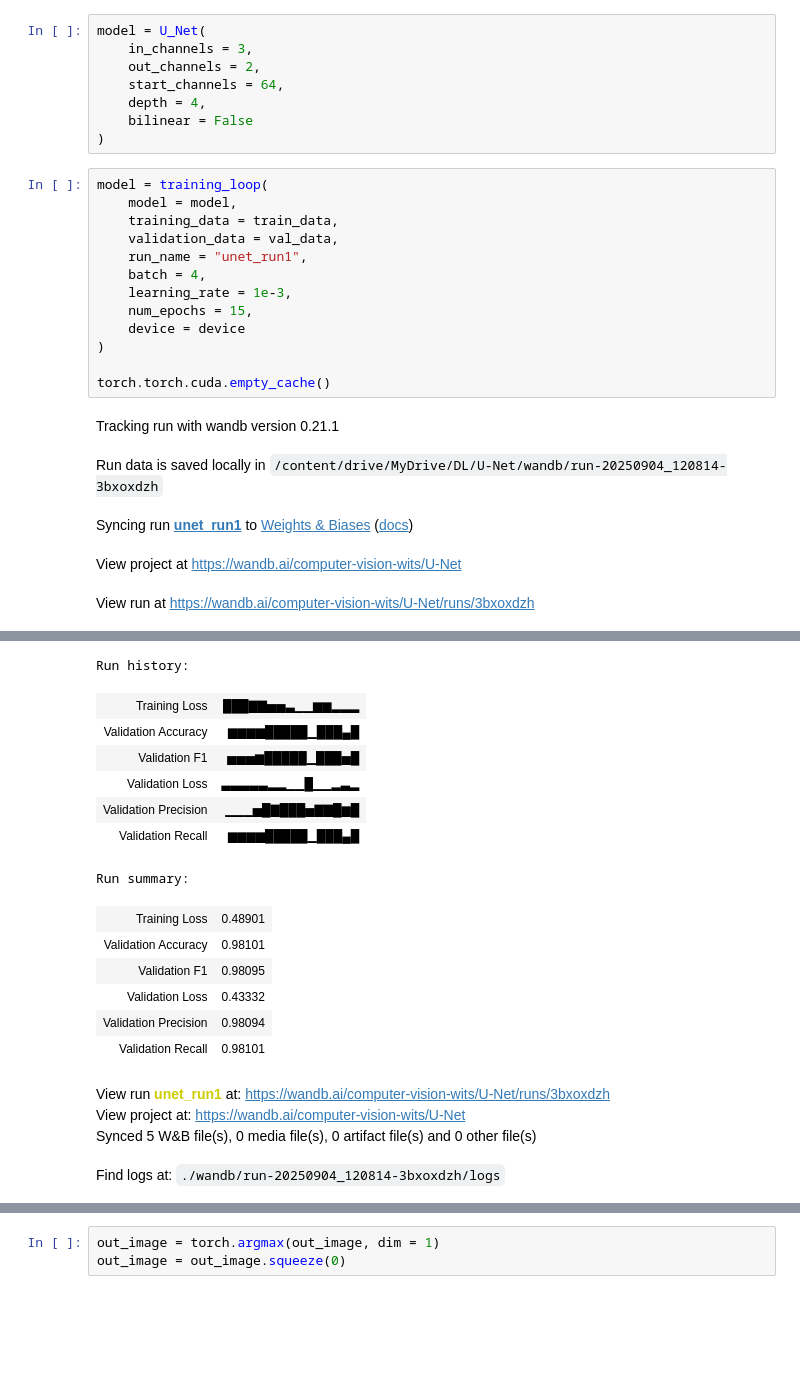
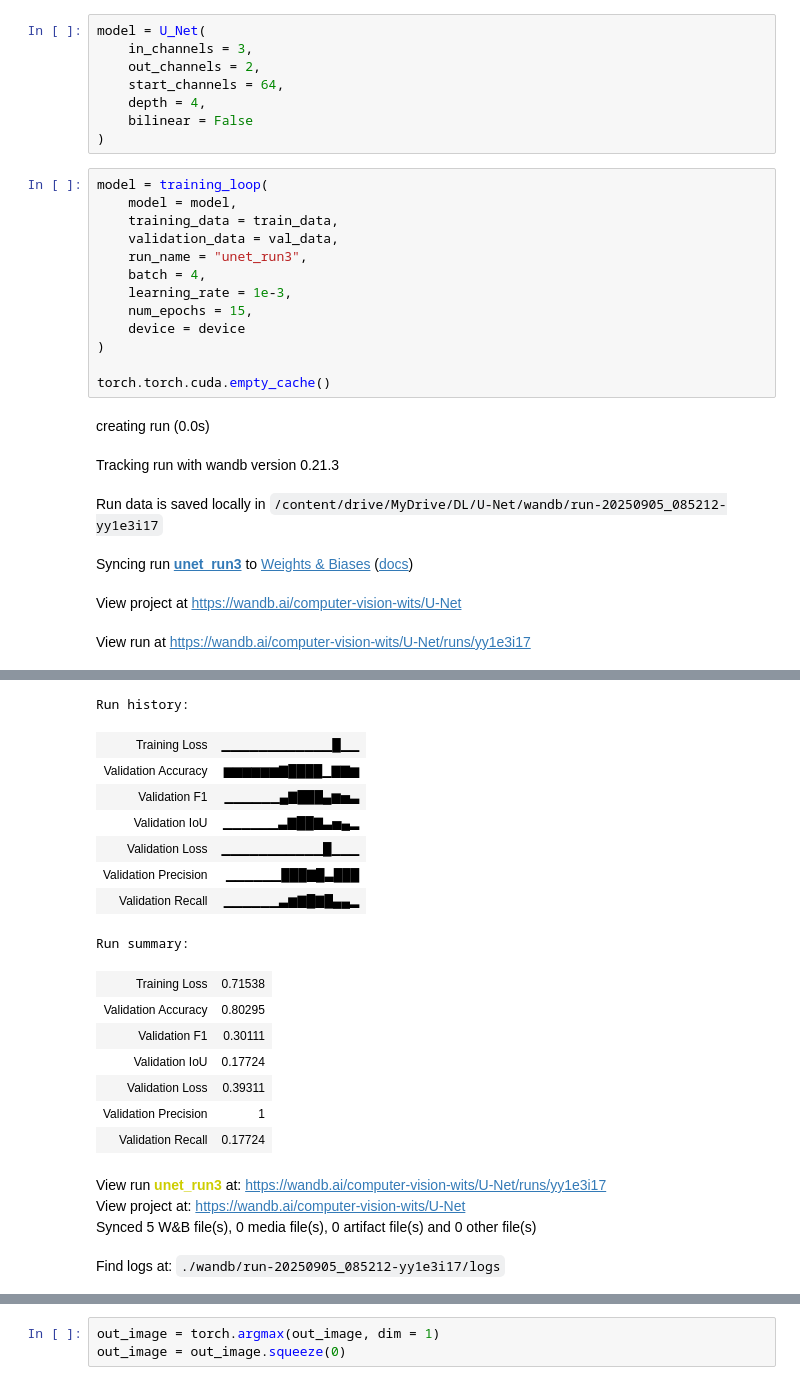
Before and after one commit to TumeloMkwambe/U-Net, a Jupyter notebook: main.ipynb, the cells around one changed output, grey strips where cells are left out. Saved outputs shown, nothing was run; the diff lists cells and outputs as text; blank space fills up the shorter version.

```diff
--- a/main.ipynb
+++ b/main.ipynb
@@ -48,7 +37,7 @@ model = training_loop(
     model = model,
     training_data = train_data,
     validation_data = val_data,
-    run_name = "unet_run1",
+    run_name = "unet_run3",
     batch = 4,
     learning_rate = 1e-3,
     num_epochs = 15,
@@ -57,9 +46,10 @@ model = training_loop(
 
 torch.torch.cuda.empty_cache()
 # %% [output]
-Tracking run with wandb version 0.21.1
+creating run (0.0s)
-Run data is saved locally in /content/drive/MyDrive/DL/U-Net/wandb/run-20250904_120814-3bxoxdzh
+Tracking run with wandb version 0.21.3
-Syncing run unet_run1 to Weights & Biases (docs)
+Run data is saved locally in /content/drive/MyDrive/DL/U-Net/wandb/run-20250905_085212-yy1e3i17
-View project at https://wandb.ai/computer-vision-wits/U-Net
+Syncing run unet_run3 to Weights & Biases (docs)
-View run at https://wandb.ai/computer-vision-wits/U-Net/runs/3bxoxdzh
+View project at https://wandb.ai/computer-vision-wits/U-Net
+View run at https://wandb.ai/computer-vision-wits/U-Net/runs/yy1e3i17
 Epoch: 0
@@ -82,20 +72,22 @@ Validation | Loss: 0.43332186341285706 | Accuracy: 0.9810129801432291 | Precisio
 [interactive output not drawn]
 Run history:
-| Training Loss | ███▇▇▅▅▃▁▁▆▆▂▂▂ |
-| Validation Accuracy | ▆▆▆▆█████▁███▄█ |
-| Validation F1 | ▅▅▅▆█████▁███▅█ |
-| Validation Loss | ▃▃▃▃▃▂▂▁▁█▁▁▂▃▂ |
-| Validation Precision | ▁▁▁▅█▇███▅▇▇█▆█ |
-| Validation Recall | ▆▆▆▆█████▁███▄█ |
+| Training Loss | ▁▁▁▁▁▁▁▁▁▁▁▁█▁▁ |
+| Validation Accuracy | ▆▆▆▆▆▆▇████▁▇▇▆ |
+| Validation F1 | ▁▁▁▁▁▁▄▇███▄▆▅▃ |
+| Validation IoU | ▁▁▁▁▁▁▃▇██▇▃▅▄▂ |
+| Validation Loss | ▁▁▁▁▁▁▁▁▁▁▁█▁▁▁ |
+| Validation Precision | ▁▁▁▁▁▁███▇█▃███ |
+| Validation Recall | ▁▁▁▁▁▁▃▆▇█▇█▄▄▂ |
 Run summary:
-| Training Loss | 0.48901 |
-| Validation Accuracy | 0.98101 |
-| Validation F1 | 0.98095 |
-| Validation Loss | 0.43332 |
-| Validation Precision | 0.98094 |
-| Validation Recall | 0.98101 |
+| Training Loss | 0.71538 |
+| Validation Accuracy | 0.80295 |
+| Validation F1 | 0.30111 |
+| Validation IoU | 0.17724 |
+| Validation Loss | 0.39311 |
+| Validation Precision | 1 |
+| Validation Recall | 0.17724 |
-View run unet_run1 at: https://wandb.ai/computer-vision-wits/U-Net/runs/3bxoxdzh
-View project at: https://wandb.ai/computer-vision-wits/U-Net
-Synced 5 W&B file(s), 0 media file(s), 0 artifact file(s) and 0 other file(s)
-Find logs at: ./wandb/run-20250904_120814-3bxoxdzh/logs
+View run unet_run3 at: https://wandb.ai/computer-vision-wits/U-Net/runs/yy1e3i17
+View project at: https://wandb.ai/computer-vision-wits/U-Net
+Synced 5 W&B file(s), 0 media file(s), 0 artifact file(s) and 0 other file(s)
+Find logs at: ./wandb/run-20250905_085212-yy1e3i17/logs
 # %%
```
Also changed, not shown: parts of 9 cells of this notebook, 1 other file.
